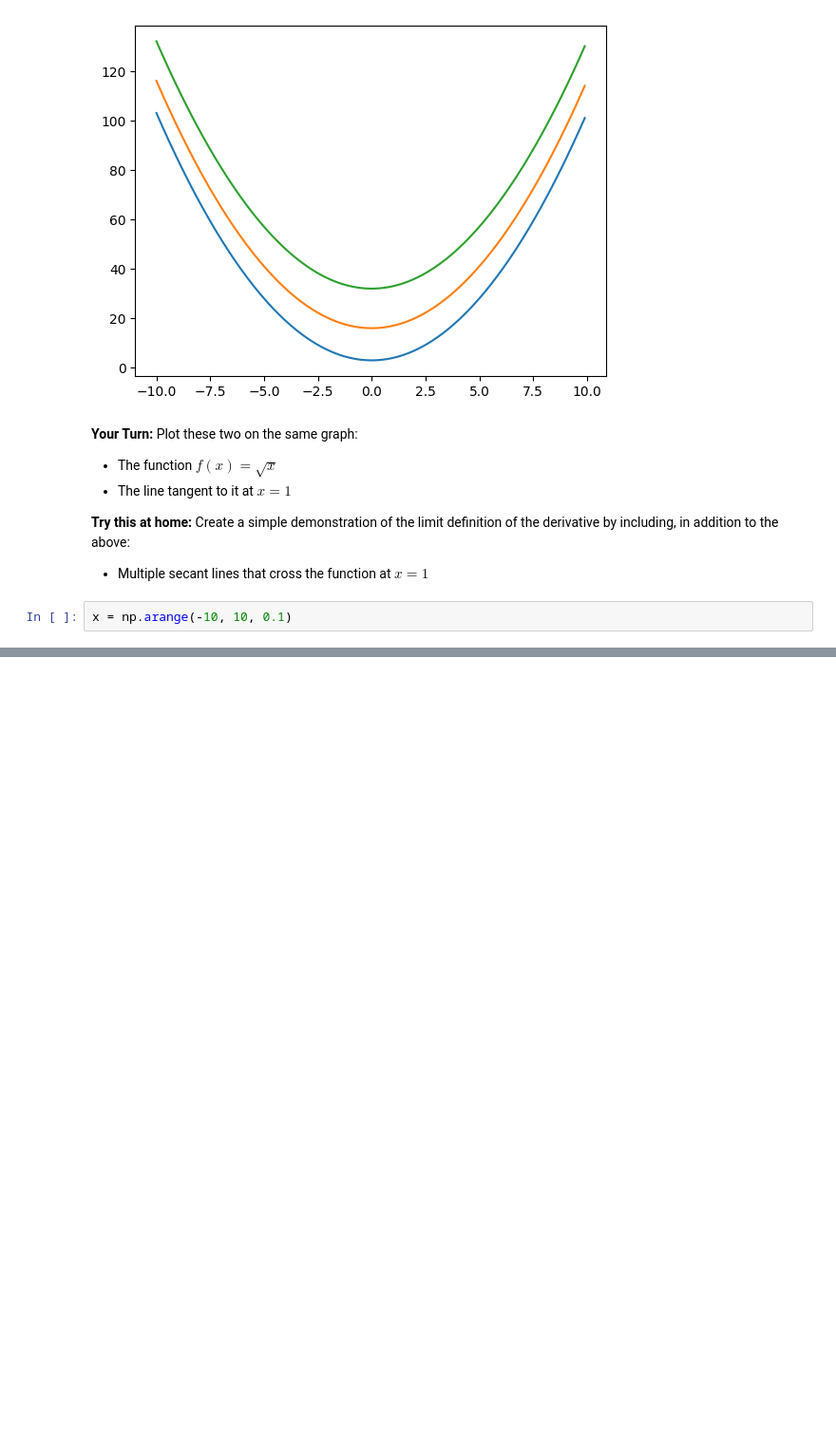
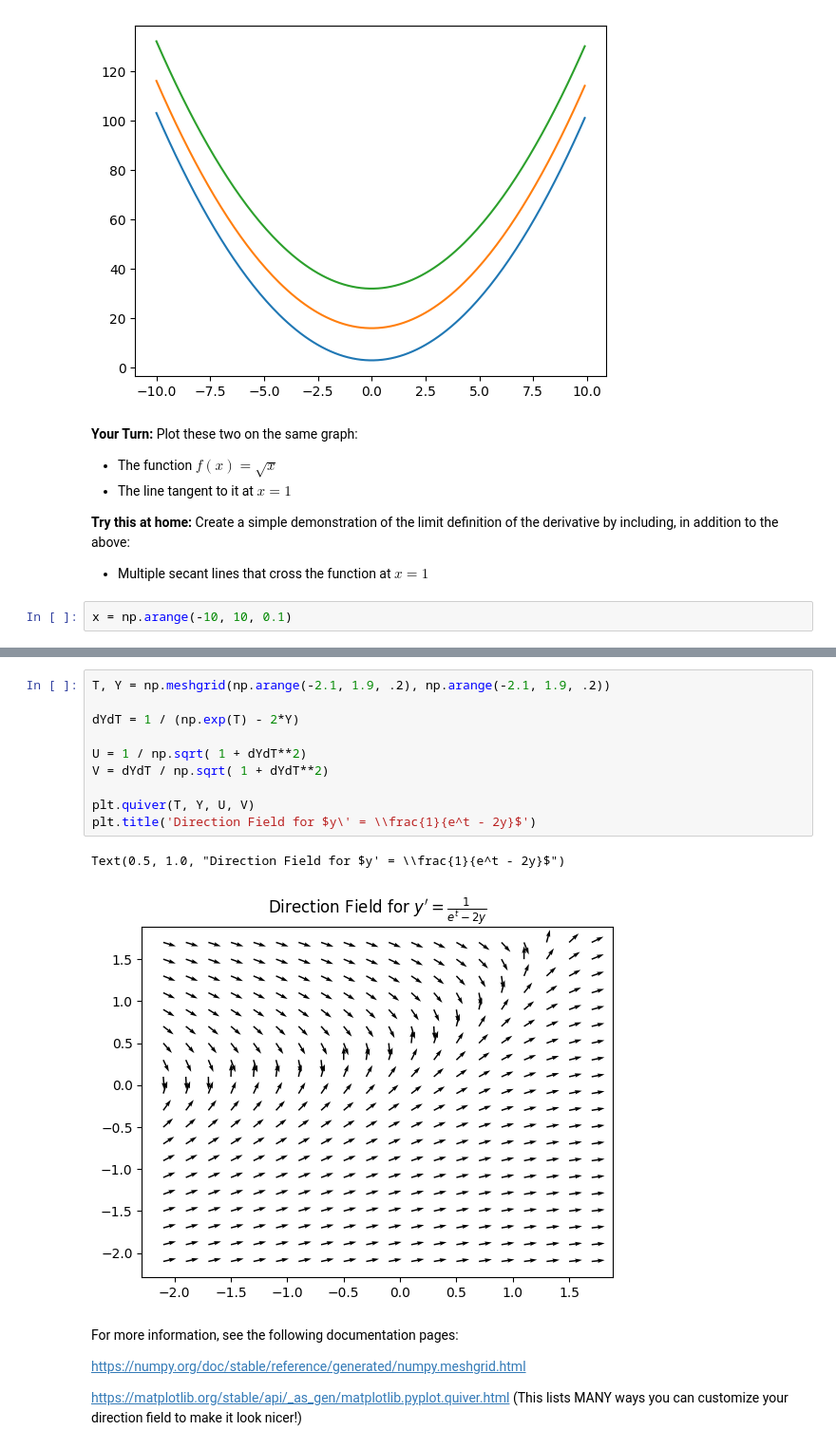
Before and after one commit to mashburnj/TAMU_Math_Python_Workshops_Spring2024, a Jupyter notebook: Workshop 2 (Jan 30) - Differential Equations/Section 1 - Plotting with NumPy and Matplotlib.ipynb, the cells around one changed output, grey strips where cells are left out. Shown at 95% size. Saved outputs shown, nothing was run; the diff lists cells and outputs as text; blank space fills up the shorter version.

```diff
--- a/Workshop 2 (Jan 30) - Differential Equations/Section 1 - Plotting with NumPy and Matplotlib.ipynb
+++ b/Workshop 2 (Jan 30) - Differential Equations/Section 1 - Plotting with NumPy and Matplotlib.ipynb
@@ -192,3 +240,22 @@ To plot direction fields requires
+# %%
+T, Y = np.meshgrid(np.arange(-2.1, 1.9, .2), np.arange(-2.1, 1.9, .2))
+
+dYdT = 1 / (np.exp(T) - 2*Y)
+
+U = 1 / np.sqrt( 1 + dYdT**2)
+V = dYdT / np.sqrt( 1 + dYdT**2)
+
+plt.quiver(T, Y, U, V)
+plt.title('Direction Field for $y\' = \\frac{1}{e^t - 2y}$')
+# %% [output]
+Text(0.5, 1.0, "Direction Field for $y' = \\frac{1}{e^t - 2y}$")
+[figure, added]
+# %% [markdown]
+For more information, see the following documentation pages:
+
+https://numpy.org/doc/stable/reference/generated/numpy.meshgrid.html
+
+https://matplotlib.org/stable/api/_as_gen/matplotlib.pyplot.quiver.html (This lists MANY ways you can customize your direction field to make it look nicer!)
 # %% [markdown]
 ## 1.4 Troubleshooting
 
```
Also changed, not shown: parts of 10 cells of this notebook.
